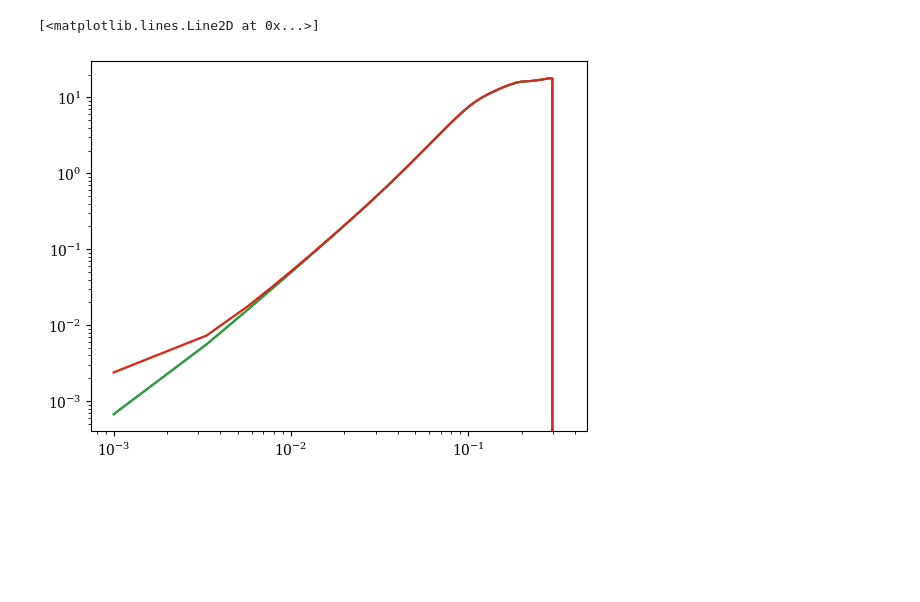
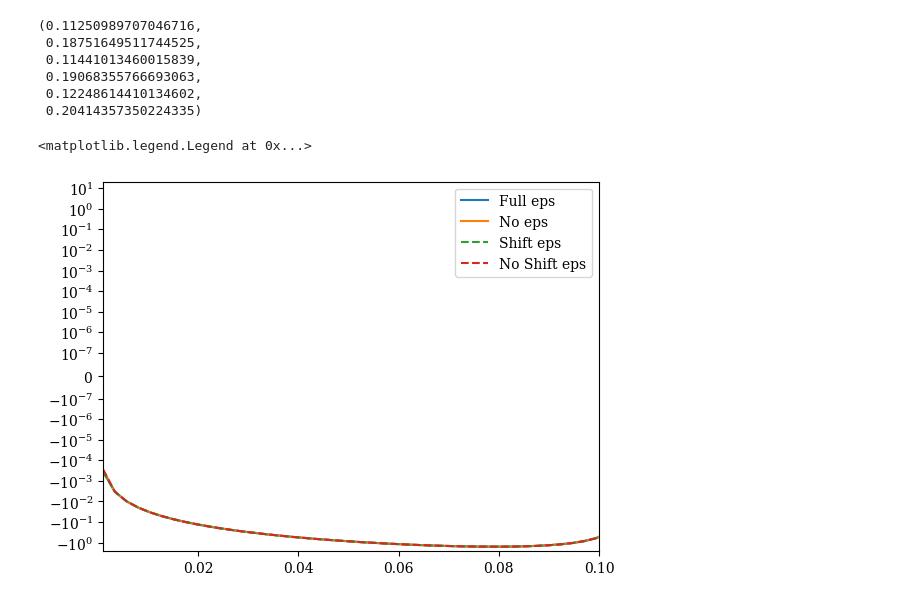
Before and after one commit to Saladino93/qeep, a Jupyter notebook: notebooks/abacus_forecast.ipynb, the cells around one changed output. Saved outputs shown, nothing was run; the diff lists cells and outputs as text; code cells hidden in the pictures; blank space fills up the shorter version.

```diff
--- a/notebooks/abacus_forecast.ipynb
+++ b/notebooks/abacus_forecast.ipynb
@@ -385,9 +167,0 @@ def get_total_cross(v, Ks):
-# %%
-v = jnp.array([b1A, b1B, e])
-signal = get_total_cross(v, Ks)
-
-plt.plot(Ks, signal)
-plt.loglog(Ks, get_shot_cross())
-plt.yscale('symlog', linthresh = 1e-7)
-plt.xlim(1e-3, 1e-1)
-plt.show()
@@ -451,3 +241,18 @@ def fisher_per_mode(v, K_array, Cfunc, eps=1e-8):
+# %%
+keys = ["g", "ga", "s", "sa", "t", "ta"]
+labels = [r"$\mathrm{\mathcal{G}}_{\mathrm{symm}}$", r"$\mathrm{\mathcal{S}}_{\mathrm{symm}}$", r"$\mathrm{\mathcal{T}}_{\mathrm{symm}}$", r"$\mathrm{\mathcal{G}}_{\mathrm{asymm}}$", r"$\mathrm{\mathcal{S}}_{\mathrm{asymm}}$", r"$\mathrm{\mathcal{T}}_{\mathrm{asymm}}$"]
+key = "n"
+
+num_keys = 6  # For g, s, t, ga, sa, ta
+
+N = np.array(out_normalization_AB[(key, key)]**-1.)
+N[N>1e10] = 0
+N = jnp.array(N)
+
+jax_out_normalization_AB = np.empty((len(keys), len(Ks)))
+for i, k in enumerate(keys):
+    jax_out_normalization_AB[i, :] = out_normalization_AB[(key, k)]
+jax_out_normalization_AB = jnp.array(jax_out_normalization_AB)
 # %%
 from interpax import Interpolator1D
 plinf_jax = Interpolator1D(gen_power[:,0], gen_power[:,1], method="cubic")
@@ -1024,2 +258,0 @@ def Covariance(K_array, v):
-# %%
-v = jnp.array([b1A, b1B, e])
@@ -1154,10 +258,0 @@ plt.savefig("/users/odarwish/long-modes/figures/abacus_error_comparison.pdf", bb
-# %%
-plt.loglog(Ks, get_bias_jax(jnp.array([b1A, b1B, e]), 0))
-plt.loglog(Ks, get_bias_jax(jnp.array([b1A, b1B, 10*e]), 0))
-
-
-plt.loglog(Ks, get_bias_jax(jnp.array([b1A, b1B, e]), 1))
-plt.loglog(Ks, get_bias_jax(jnp.array([b1A, b1B, 10*e]), 1))
-# %% [output]
-[<matplotlib.lines.Line2D at 0x...>]
-[figure, removed]
@@ -1163,0 +312,26 @@ plt.loglog(Ks, get_bias_jax(jnp.array([b1A, b1B, 10*e]), 1))
+# %%
+bGXA, bGXB, bSXA, bSXB, bTXA, bTXB
+# %% [output]
+(0.11250989707046716,
+ 0.18751649511744525,
+ 0.11441013460015839,
+ 0.19068355766693063,
+ 0.12248614410134602,
+ 0.20414357350224335)
+# %%
+e = 1e-3
+v = jnp.array([e, b1A, b1B, b2A, b2B, bs2A, bs2B, bGXA, bGXB, bSXA, bSXB, bTXA, bTXB])
+v_no_x = jnp.array([e, b1A, b1B, b2A, b2B, bs2A, bs2B, bGXA*0, bGXB*0, bSXA*0, bSXB*0, bTXA*0, bTXB*0])
+v_only_sx = jnp.array([e, b1A, b1B, b2A, b2B, bs2A, bs2B, bGXA*0, bGXB*0, bSXA, bSXB, bTXA*0, bTXB*0])
+# %%
+plt.plot(Ks, get_bias_jax(v), label = "Full eps")
+plt.plot(Ks, get_bias_jax(v_no_x), label = "No eps")
+plt.plot(Ks, get_bias_jax(v_only_sx), label = "Shift eps", ls = "--")
+plt.plot(Ks, get_bias_jax(v_only_sx, 0), label = "No Shift eps", ls = "--")
+
+plt.xlim(1e-3, 1e-1)
+plt.yscale("symlog", linthresh = 1e-7)
+plt.legend()
+# %% [output]
+<matplotlib.legend.Legend at 0x...>
+[figure, added]
```
Also changed, not shown: parts of 82 cells of this notebook, 31 other files.
